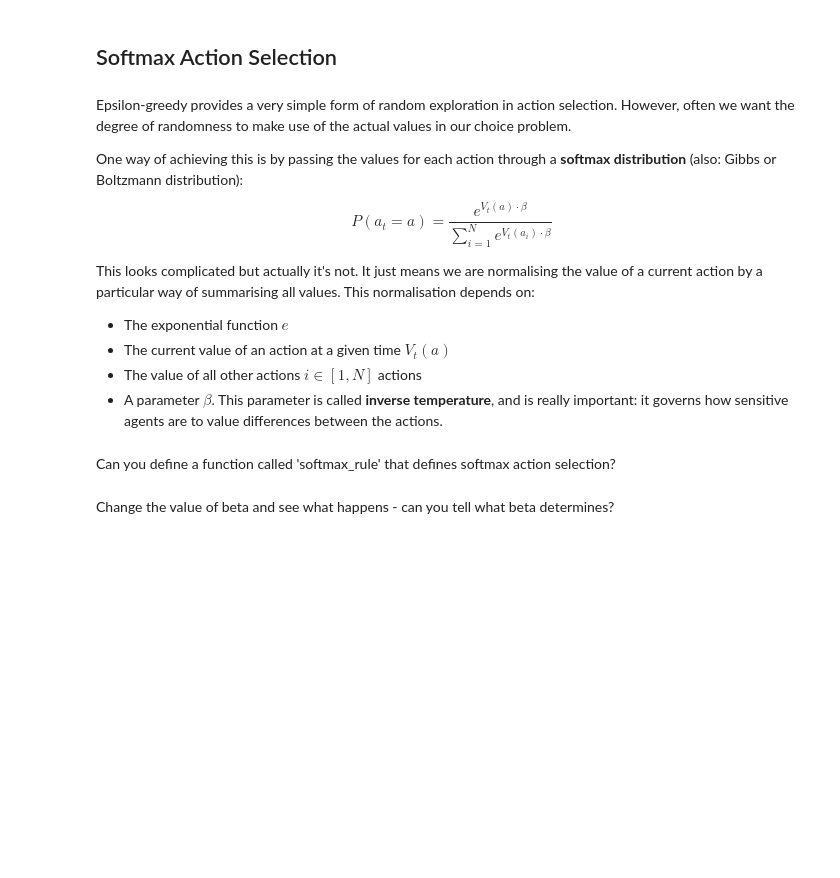
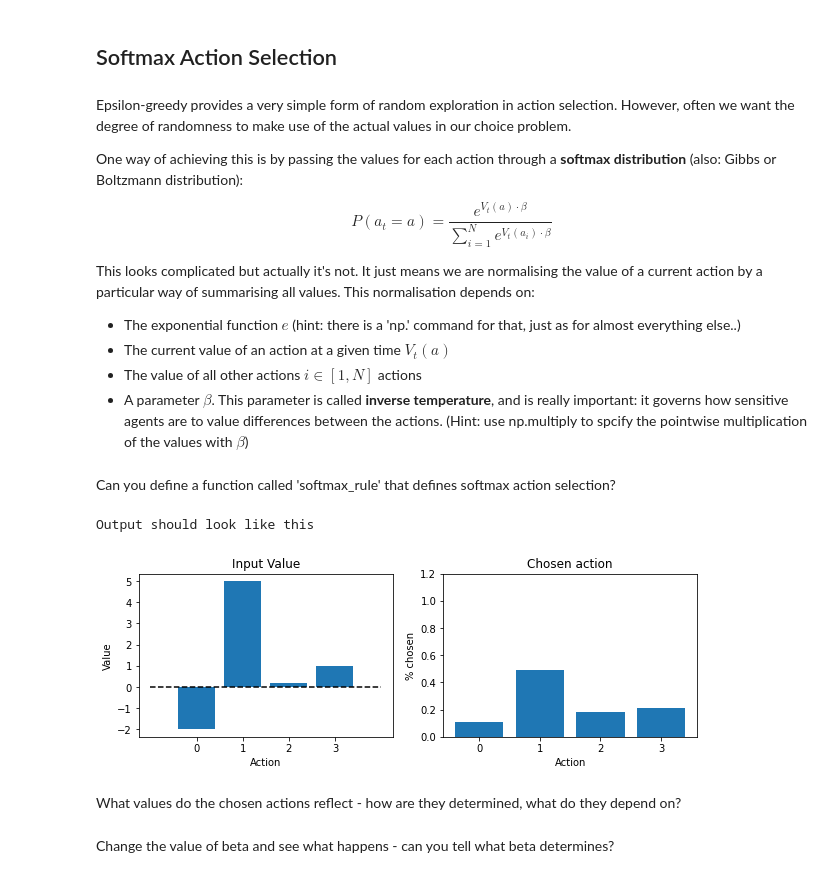
Before and after one commit to schwartenbeckph/RL-Course, a Jupyter notebook: 2022_06_14/ActionSelection_Exploration.ipynb, the cells around one changed output. Drawn from its saved outputs; the diff is of its cells as text; code cells hidden in the pictures; blank space fills up the shorter version.

```diff
--- a/2022_06_14/ActionSelection_Exploration.ipynb
+++ b/2022_06_14/ActionSelection_Exploration.ipynb
@@ -18,7 +18,7 @@ import matplotlib.pyplot as plt
 # @title Helper functions to plot
 
 # simulate action selections
-def plot_choices(v, choice_fn, n_steps=1000, rng_seed=1):
+def plot_choices(v, choice_fn, n_steps=1000, rng_seed=1, verbose=False):
 
   np.random.seed(rng_seed)
   counts = np.zeros_like(v)
@@ -52,6 +52,10 @@ def plot_choices(v, choice_fn, n_steps=1000, rng_seed=1):
   plt.xticks(np.arange(len(v)))
 
   plt.show()
+
+  if verbose:
+    print("Values: " + str(v))
+    print("Relative counts: " + str(counts/n_steps))
 
 # plot performance
 def plot_parameter_performance(labels, fixed, trial_rewards, trial_optimal):
@@ -184,10 +192,10 @@ One way of achieving this is by passing the values for each action through a **s
 $$P (a_t = a) = \frac{e^{V_t (a) \cdot \beta}}{\sum_{i=1}^N e^{V_t (a_i) \cdot \beta}}$$
 
 This looks complicated but actually it's not. It just means we are normalising the value of a current action by a particular way of summarising all values. This normalisation depends on:
-* The exponential function $e$
+* The exponential function $e$ (hint: there is a 'np.' command for that, just as for almost everything else..)
 * The current value of an action at a given time $V_t (a)$
 * The value of all other actions $i \in [1,N]$ actions
-* A parameter $\beta$. This parameter is called **inverse temperature**, and is really important: it governs how sensitive agents are to value differences between the actions.
+* A parameter $\beta$. This parameter is called **inverse temperature**, and is really important: it governs how sensitive agents are to value differences between the actions. (Hint: use np.multiply to spcify the pointwise multiplication of the values with $\beta$)
 # %%
 # @title Exercise 1.1: Implement softmax action selection
 # %% [markdown]
@@ -221,30 +229,33 @@ def softmax_rule(v,beta=0.2):
 # %%
 # @title Full Solution
 
 print("Output should look like this")
 
 def softmax_rule(v,beta=0.2):
   """Softmax policy: always select the maximum value action.
 
   Input:
     v: an array of action values
     beta: inverse temperature that governs an agent's sensitivity to value differences
 
   Returns:
     int: the chosen action
   """
-  action_prob = np.divide(
-                          np.exp(np.multiply(v,beta)),
-                          np.sum(np.exp(np.multiply(v,beta))))
+  action_prob = (np.exp(np.multiply(v,beta))) / np.sum(np.exp(np.multiply(v,beta)))
 
   action = np.random.choice(np.arange(len(v)), 1, True, action_prob)
 
   return action.astype(int)
 
 # Simulate data selection with some values in a 4-arm bandit:
 v = [-2, 5, 0.2, 1]
 
 plot_choices(v, softmax_rule)
+# %% [output]
+Output should look like this
+[figure, added]
+# %% [markdown]
+What values do the chosen actions reflect - how are they determined, what do they depend on?
 # %%
 # @title Exercise 1.2: Implement softmax action selection with different betas
 # %% [markdown]
```
Also changed, not shown: parts of 12 cells of this notebook, 3 other files.
